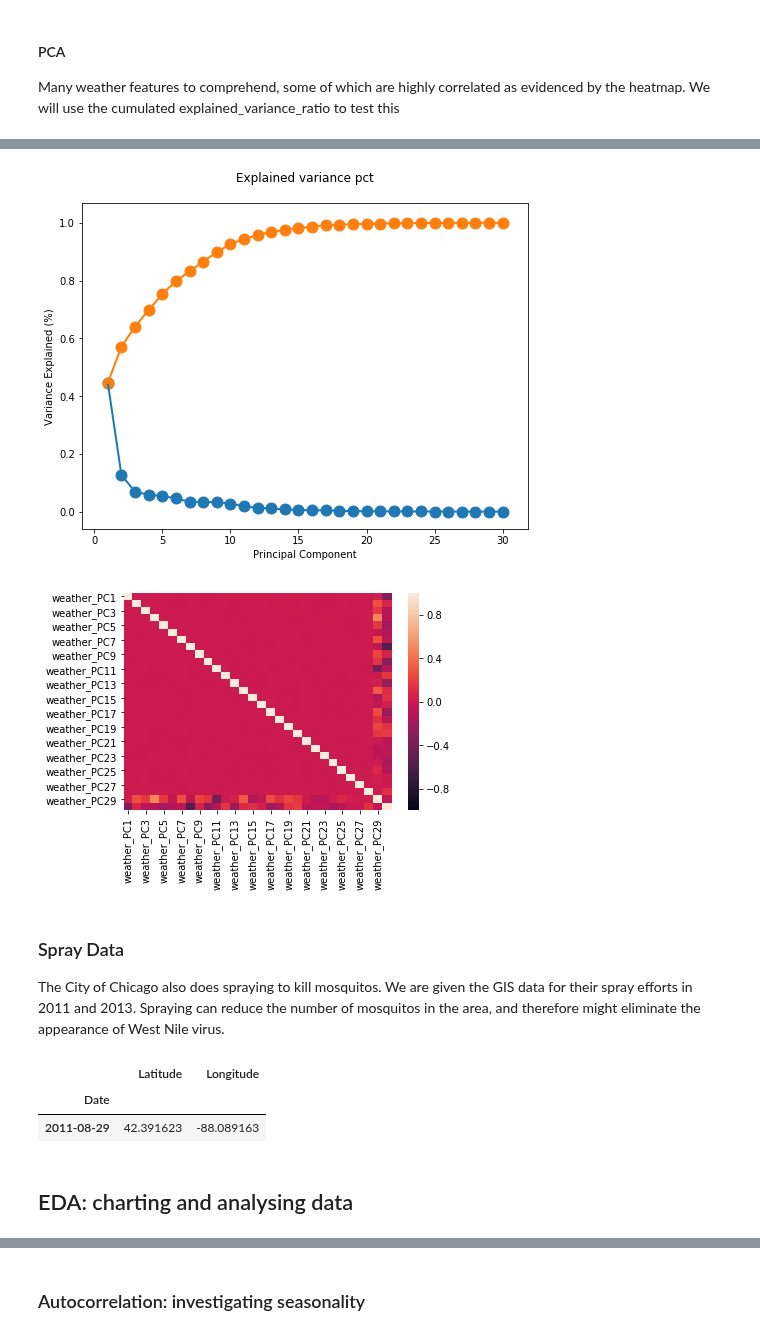
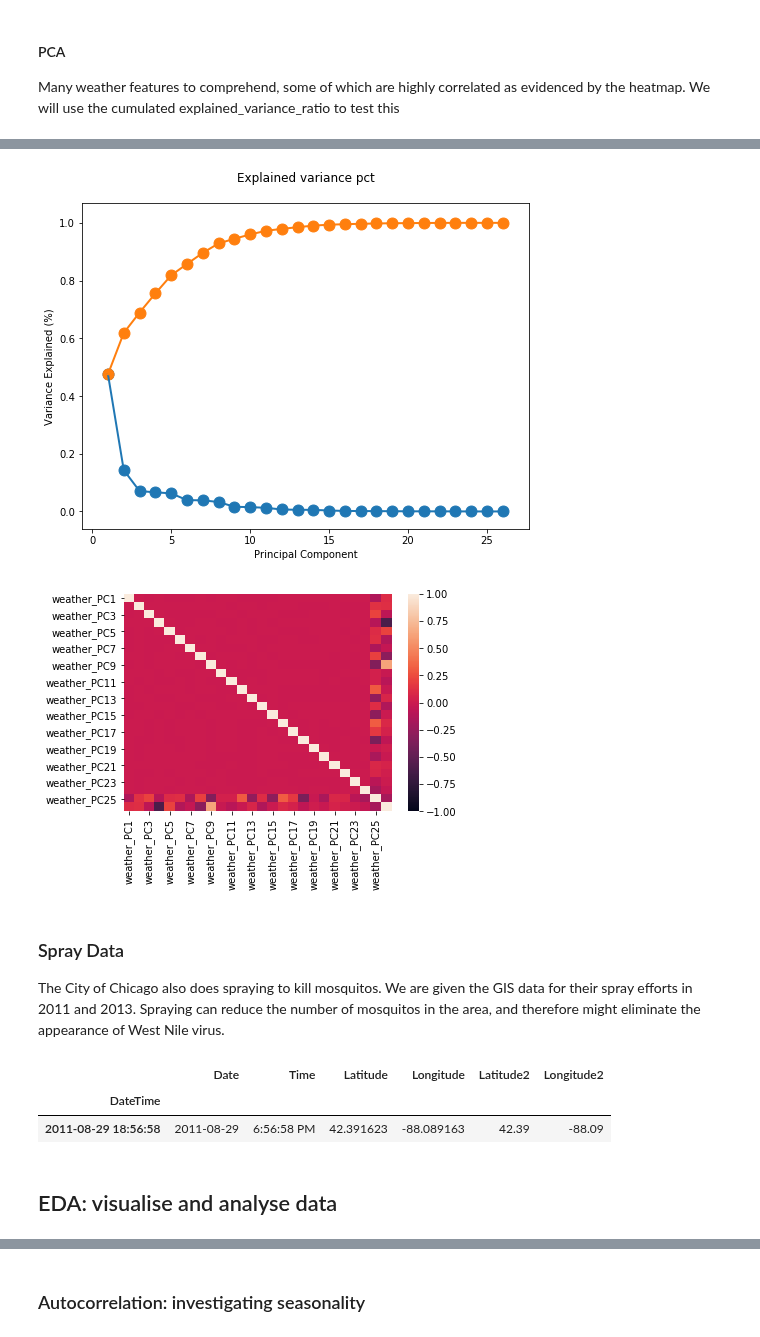
Before and after one commit to a3o1m2/DSI11-lessons, a Jupyter notebook: projects/project-capstone/part-03/capstone_west_nile.ipynb, the cells around one changed output, grey strips where cells are left out. Drawn from its saved outputs; the diff is of its cells as text; code cells hidden in the pictures.

```diff
--- a/projects/project-capstone/part-03/capstone_west_nile.ipynb
+++ b/projects/project-capstone/part-03/capstone_west_nile.ipynb
@@ -134,0 +156,17 @@ sns.heatmap(weather_pca.corr(), vmin=-1, vmax=1);
+# %%
+# Prepare a weather_pca dataframe with string dtypes converted to numeric, and standardise:
+weather_pca = weather_df.drop(columns=['Station_station_1','Station_station_2',
+                                       'Latitude_station_1','Longitude_station_1',
+                                       'Latitude_station_2','Longitude_station_2',
+                                       'Depth_station_1','Water1_station_1',
+                                       'Depth_station_2','Water1_station_2',
+                                       'Sunrise_station_1','Sunset_station_1',
+                                       'Sunrise_station_2','Sunset_station_2',
+                                       'Depart_station_1','Depart_station_2',
+                                       'SnowFall_station_1','SnowFall_station_2',
+                                       'CodeSum_station_1','CodeSum_station_2']).replace({'M':0,'  T':0, '-':0}).apply(pd.to_numeric)
+scaler = StandardScaler()
+weather_pca = pd.DataFrame(scaler.fit_transform(weather_pca), columns=weather_pca.columns)
+
+# Check heatmap for any correlations that would be helped with PCA:
+sns.heatmap(weather_pca.corr(), vmin=-1, vmax=1);
@@ -135,33 +175,21 @@ sns.heatmap(weather_pca.corr(), vmin=-1, vmax=1);
 # %%
-# Prepare a weather_pca dataframe with string dtypes converted to numeric, and standardise:
-weather_pca = weather_df.drop(columns=['Station_station_1','Station_station_2',
-                                       'Latitude_station_1','Longitude_station_1',
-                                       'Latitude_station_2','Longitude_station_2',
-                                       'Depth_station_1','Water1_station_1',
-                                       'Depth_station_2','Water1_station_2',
-                                       'Sunrise_station_2','Sunset_station_2',
-                                       'Depart_station_2','SnowFall_station_2',
-                                       'CodeSum_station_1','CodeSum_station_2']).replace({'M':0,'  T':0, '-':0}).apply(pd.to_numeric)
-scaler = StandardScaler()
-weather_pca = pd.DataFrame(scaler.fit_transform(weather_pca), columns=weather_pca.columns)
-
 # Fit PCA model and assess:
 pca = PCA()
 pca.fit(weather_pca)
 
 # Plot the explained_variance_ratio_
 plt.figure(figsize=(8,6))
 x_values = list(range(1, pca.n_components_+1))
 plt.plot(x_values, pca.explained_variance_ratio_, lw=2)
 plt.scatter(x_values, pca.explained_variance_ratio_, s=120)
 plt.plot(x_values, np.cumsum(pca.explained_variance_ratio_), lw=2)
 plt.scatter(x_values, np.cumsum(pca.explained_variance_ratio_), s=120)
 plt.title('Explained variance pct\n')
 plt.xlabel('Principal Component')
 plt.ylabel('Variance Explained (%)')
 plt.show()
 # %% [output]
-[figure, old version]
+[figure, new version]
 # %%
 weather_dict = {'weather_PC'+str(i+1): pca.components_[i] for i in range(len(pca.components_))}
 weather_pca_df = pd.DataFrame(weather_dict, index=weather_pca.columns)
@@ -171,22 +199,25 @@ weather_pcs = pd.DataFrame(pca.transform(weather_pca),
                            index=weather_df.index)
 sns.heatmap(weather_pcs.corr(), vmin=-1, vmax=1);
 # %% [output]
-[figure, old version]
+[figure, new version]
 # %% [markdown]
 ### Spray Data
 
 The City of Chicago also does spraying to kill mosquitos. We are given the GIS data for their spray efforts
 in 2011 and 2013. Spraying can reduce the number of mosquitos in the area, and therefore might eliminate the appearance of West Nile virus.
-# %%
-spray = pd.read_csv('./datasets/spray.csv')
-# Make Date into datetime object, and index
-spray['Date'] = pd.to_datetime(spray.Date, format='%Y-%m-%d')
-spray.set_index('Date', inplace=True, drop=True)
-spray.drop(columns='Time', inplace=True)
-spray.head(1)
-# %% [output]
-|  | Latitude | Longitude |
-| Date |  |  |
-| 2011-08-29 | 42.391623 | -88.089163 |
+# %%
+spray = pd.read_csv('./datasets/spray.csv')
+spray['Time'] = spray['Time'].fillna(value=spray.mode().Time[0])
+spray['DateTime'] = spray.apply(lambda x: str(x['Date'])+' '+str(x['Time']), axis=1)
+spray['DateTime'] = spray.apply(lambda x: datetime.strptime(str(x['DateTime']), '%Y-%m-%d %I:%M:%S %p'), axis=1)
+spray['Date'] = spray.apply(lambda x: datetime.strptime(str(x['Date']), '%Y-%m-%d'), axis=1)
+spray['Latitude2'] = np.round(spray.Latitude,2)
+spray['Longitude2'] = np.round(spray.Longitude,2)
+spray.set_index('DateTime', inplace=True, drop=True)
+spray.head(1)
+# %% [output]
+|  | Date | Time | Latitude | Longitude | Latitude2 | Longitude2 |
+| DateTime |  |  |  |  |  |  |
+| 2011-08-29 18:56:58 | 2011-08-29 | 6:56:58 PM | 42.391623 | -88.089163 | 42.39 | -88.09 |
 # %% [markdown]
-## EDA: charting and analysing data
+## EDA: visualise and analyse data
```
Also changed, not shown: parts of 26 cells of this notebook, 5 other files.
